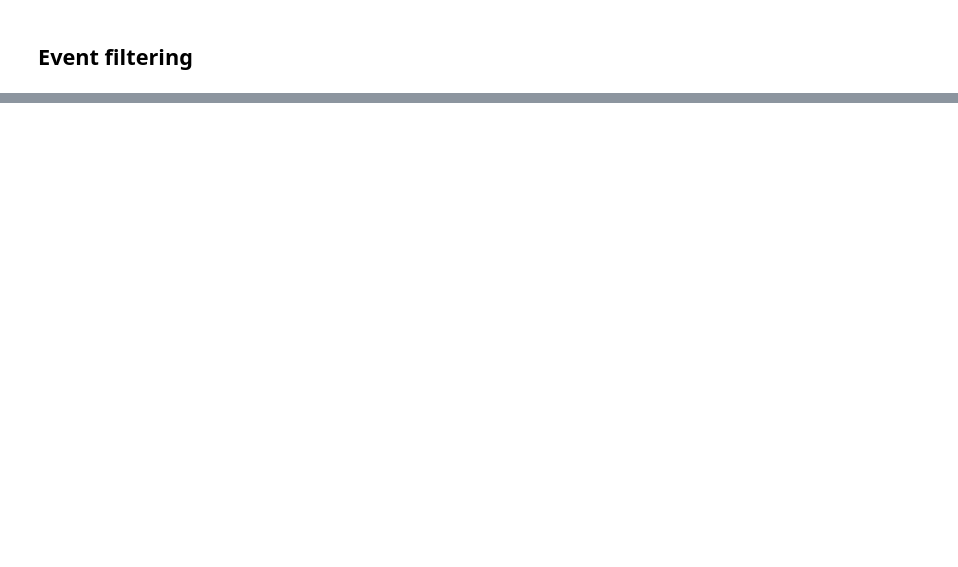
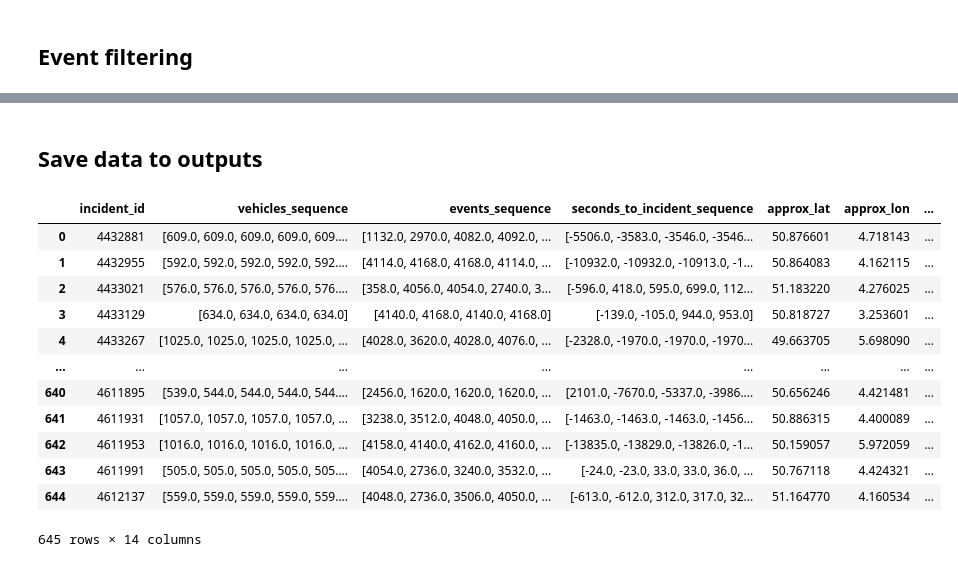
Before and after one commit to dalnakeb/INFOH423_Data_Mining_Project, a Jupyter notebook: notebooks/preprocessing.ipynb, the cells around one changed output, grey strips where cells are left out. Saved outputs shown, nothing was run; the diff lists cells and outputs as text; code cells hidden in the pictures; blank space fills up the shorter version.

```diff
--- a/notebooks/preprocessing.ipynb
+++ b/notebooks/preprocessing.ipynb
@@ -110,0 +168,44 @@ filtered_data_df["events_sequence"] == data_df["events_sequence"]
+# %%
+def indicate_ac_dc_prob_timestamp(row):
+    return (row.iloc[0] == row.iloc[1]).astype(int)
+
+def indicate_ac_dc_prob(row):
+    return (row.iloc[0] == row.iloc[1]).any().astype(int)
+
+def indicate_ac_dc_num(row):
+    return (row.iloc[0] == row.iloc[1]).sum()
+
+def indicate_ac_dc_prob_events(row):
+    return row.iloc[2][row.iloc[0] == row.iloc[1]]
+
+filtered_data_df["ac_dc_prob_timestamp"] = filtered_data_df[["dj_ac_state_sequence", "dj_dc_state_sequence"]].apply(indicate_ac_dc_prob_timestamp, axis=1)
+filtered_data_df["ac_dc_prob"] = filtered_data_df[["dj_ac_state_sequence", "dj_dc_state_sequence"]].apply(indicate_ac_dc_prob, axis=1)
+filtered_data_df["ac_dc_prob_num"] = filtered_data_df[["dj_ac_state_sequence", "dj_dc_state_sequence"]].apply(indicate_ac_dc_num, axis=1)
+filtered_data_df["ac_dc_prob_events"] = filtered_data_df[["dj_ac_state_sequence", "dj_dc_state_sequence", "events_sequence"]].apply(indicate_ac_dc_prob_events, axis=1)
+
+filtered_data_df
+# %% [markdown]
+## Save data to outputs
+# %%
+def np_to_list(row):
+    for col in range(len(row)):
+        if isinstance(row.iloc[col], np.ndarray):
+            row.iloc[col] = list(row.iloc[col])
+    return row
+
+filtered_data_df = filtered_data_df.apply(np_to_list, axis=1)
+filtered_data_df
+# %% [output]
+|  | incident_id | vehicles_sequence | events_sequence | seconds_to_incident_sequence | approx_lat | approx_lon | ... |
+| 0 | 4432881 | [609.0, 609.0, 609.0, 609.0, 609.... | [1132.0, 2970.0, 4082.0, 4092.0, ... | [-5506.0, -3583.0, -3546.0, -3546... | 50.876601 | 4.718143 | ... |
+| 1 | 4432955 | [592.0, 592.0, 592.0, 592.0, 592.... | [4114.0, 4168.0, 4168.0, 4114.0, ... | [-10932.0, -10932.0, -10913.0, -1... | 50.864083 | 4.162115 | ... |
+| 2 | 4433021 | [576.0, 576.0, 576.0, 576.0, 576.... | [358.0, 4056.0, 4054.0, 2740.0, 3... | [-596.0, 418.0, 595.0, 699.0, 112... | 51.183220 | 4.276025 | ... |
+| 3 | 4433129 | [634.0, 634.0, 634.0, 634.0] | [4140.0, 4168.0, 4140.0, 4168.0] | [-139.0, -105.0, 944.0, 953.0] | 50.818727 | 3.253601 | ... |
+| 4 | 4433267 | [1025.0, 1025.0, 1025.0, 1025.0, ... | [4028.0, 3620.0, 4028.0, 4076.0, ... | [-2328.0, -1970.0, -1970.0, -1970... | 49.663705 | 5.698090 | ... |
+| ... | ... | ... | ... | ... | ... | ... | ... |
+| 640 | 4611895 | [539.0, 544.0, 544.0, 544.0, 544.... | [2456.0, 1620.0, 1620.0, 1620.0, ... | [2101.0, -7670.0, -5337.0, -3986.... | 50.656246 | 4.421481 | ... |
+| 641 | 4611931 | [1057.0, 1057.0, 1057.0, 1057.0, ... | [3238.0, 3512.0, 4048.0, 4050.0, ... | [-1463.0, -1463.0, -1463.0, -1456... | 50.886315 | 4.400089 | ... |
+| 642 | 4611953 | [1016.0, 1016.0, 1016.0, 1016.0, ... | [4158.0, 4140.0, 4162.0, 4160.0, ... | [-13835.0, -13829.0, -13826.0, -1... | 50.159057 | 5.972059 | ... |
+| 643 | 4611991 | [505.0, 505.0, 505.0, 505.0, 505.... | [4054.0, 2736.0, 3240.0, 3532.0, ... | [-24.0, -23.0, 33.0, 33.0, 36.0, ... | 50.767118 | 4.424321 | ... |
+| 644 | 4612137 | [559.0, 559.0, 559.0, 559.0, 559.... | [4048.0, 2736.0, 3506.0, 4050.0, ... | [-613.0, -612.0, 312.0, 317.0, 32... | 51.164770 | 4.160534 | ... |
+645 rows × 14 columns
```
Also changed, not shown: parts of 13 cells of this notebook, 1 other file.
